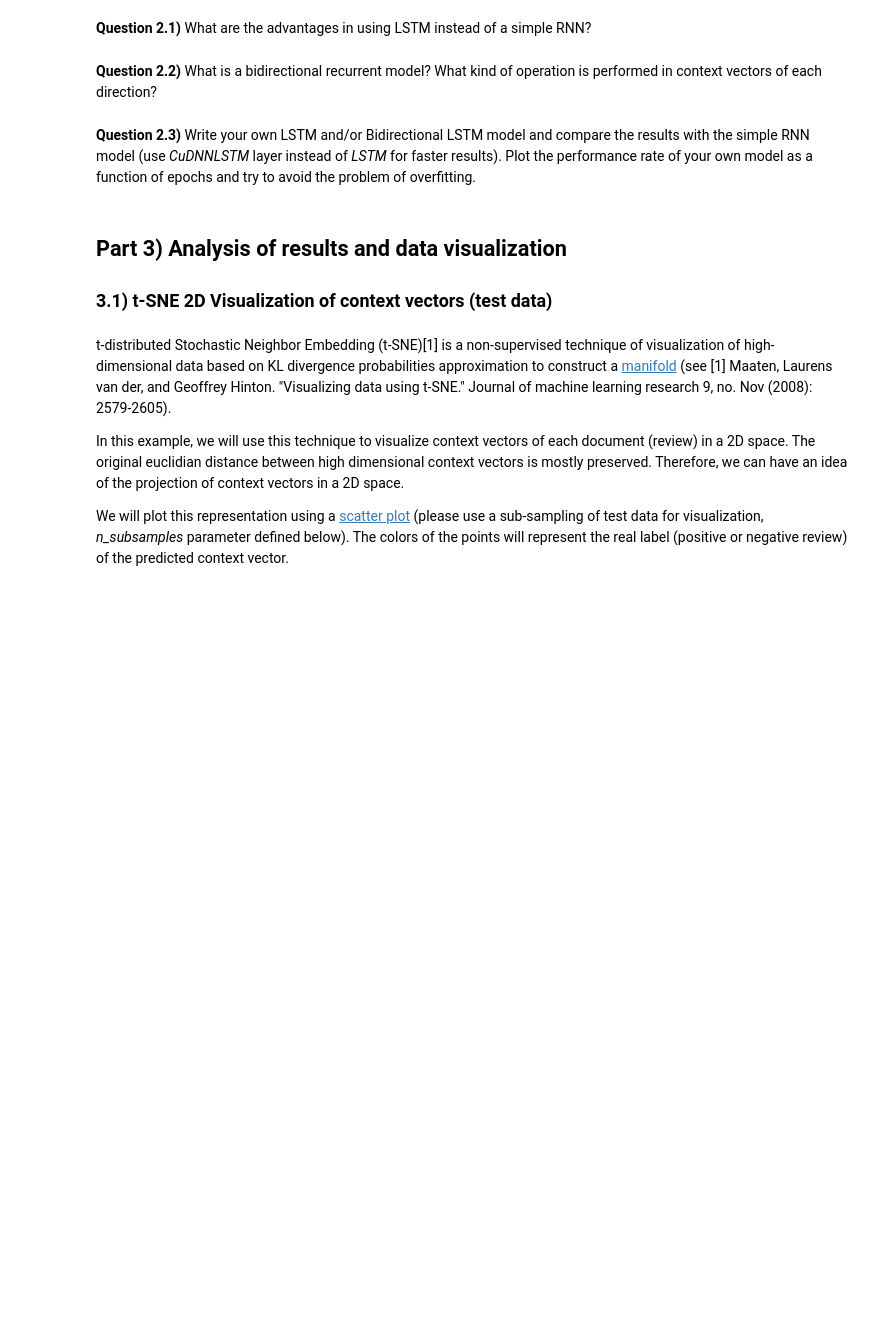
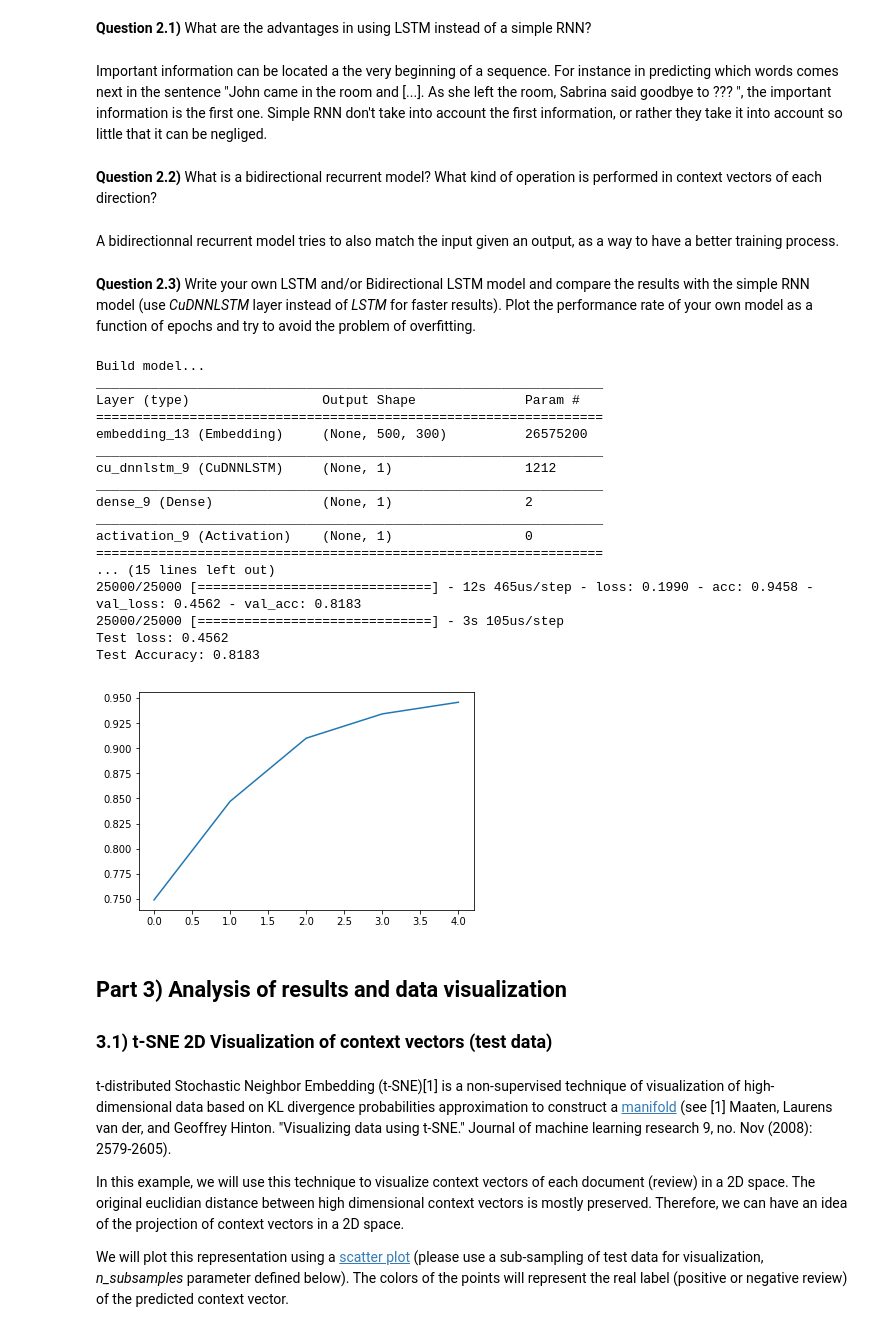
Before and after one commit to iqdecay/DeepLearning, a Jupyter notebook: LabSession6-RNN-IMDB-student.ipynb, the cells around one changed output. Drawn from its saved outputs; the diff is of its cells as text; code cells hidden in the pictures; blank space fills up the shorter version.

```diff
--- a/LabSession6-RNN-IMDB-student.ipynb
+++ b/LabSession6-RNN-IMDB-student.ipynb
@@ -169,7 +230,7 @@ print (model.summary())
 # Train model
 batch_size=128
 num_epochs=5
-model.fit(X_train, y_train, batch_size=batch_size, epochs=num_epochs, validation_data=(X_test, y_test), verbose=2)
+model.fit(X_train, y_train, batch_size=batch_size, epochs=num_epochs, validation_data=(X_test, y_test), verbose=1)
 
 # Evaluate model
 test_loss, acc = model.evaluate(X_test, y_test, batch_size=batch_size)
@@ -185,7 +261,11 @@ The LSTM model is more complex than the RNN model. It is pictured in the figure
 ![LSTM model](http://colah.github.io/posts/2015-08-Understanding-LSTMs/img/LSTM3-chain.png)
 # %% [markdown]
 **Question 2.1)** What are the advantages in using LSTM instead of a simple RNN?
+# %% [markdown]
+Important information can be located a the very beginning of a sequence. For instance in predicting which words comes next in the sentence "John came in the room and [...]. As she left the room, Sabrina said goodbye to ??? ", the important information is the first one. Simple RNN don't take into account the first information, or rather they take it into account so little that it can be negliged.
 # %% [markdown]
 **Question 2.2)** What is a bidirectional recurrent model? What kind of operation is performed in context vectors of each direction?
+# %% [markdown]
+A bidirectionnal recurrent model tries to also match the input given an output, as a way to have a better training process.
 # %% [markdown]
 **Question 2.3)** Write your own LSTM and/or Bidirectional LSTM model and compare the results with the simple RNN model (use *CuDNNLSTM* layer instead of *LSTM* for faster results). Plot the performance rate of your own model as a function of epochs and try to avoid the problem of overfitting.
@@ -194,3 +272,64 @@ The LSTM model is more complex than the RNN model. It is pictured in the figure
+# %%
+
+from keras.layers import CuDNNLSTM
+embedding_dims = 300
+rnn_units = 50
+
+print('Build model...')
+our_model = Sequential()
+
+# max_words is the vocabulary size
+# embeddings_dim is the dimension of each word embeddings vector
+# maxlen is the maximum length of each sequence
+
+# Embedding layer definition
+our_model.add(Embedding(max_words, embedding_dims, input_length=maxlen))
+# Recurrent layer definition
+our_model.add(CuDNNLSTM(num_classes-1)) # Output of this layer is the context vector
+# Linear layer definition
+our_model.add(Dense(num_classes-1))
+# Non-linear function bounded (0 to 1)
+our_model.add(Activation('sigmoid'))
+
+our_model.compile(loss='binary_crossentropy', optimizer='adam', metrics=['acc'])
+# Show the model architecture
+print (our_model.summary())
+
+
+# Train model
+batch_size=128
+num_epochs=5
+h = our_model.fit(X_train, y_train, batch_size=batch_size, epochs=num_epochs, validation_data=(X_test, y_test), verbose=1)
+acc = []
+for i in h.history['acc'] :
+    acc.append(i)
+import matplotlib.pyplot as plt
+plt.plot([i for i in range(num_epochs)], acc)
+
+# Evaluate model
+test_loss, acc = our_model.evaluate(X_test, y_test, batch_size=batch_size)
+
+print('Test loss: %1.4f' % test_loss)
+print('Test Accuracy: %1.4f' % acc)
+# %% [output]
+Build model...
+_________________________________________________________________
+Layer (type)                 Output Shape              Param #
+=================================================================
+embedding_13 (Embedding)     (None, 500, 300)          26575200
+_________________________________________________________________
+cu_dnnlstm_9 (CuDNNLSTM)     (None, 1)                 1212
+_________________________________________________________________
+dense_9 (Dense)              (None, 1)                 2
+_________________________________________________________________
+activation_9 (Activation)    (None, 1)                 0
+=================================================================
+... (15 lines left out)
+25000/25000 [==============================] - 12s 465us/step - loss: 0.1990 - acc: 0.9458 - val_loss: 0.4562 - val_acc: 0.8183
+25000/25000 [==============================] - 3s 105us/step
+Test loss: 0.4562
+Test Accuracy: 0.8183
+[figure, added]
 # %% [markdown]
 ## Part 3) Analysis of results and data visualization
 ### 3.1) t-SNE 2D Visualization of context vectors (test data)
```
Also changed, not shown: parts of 14 cells of this notebook.
